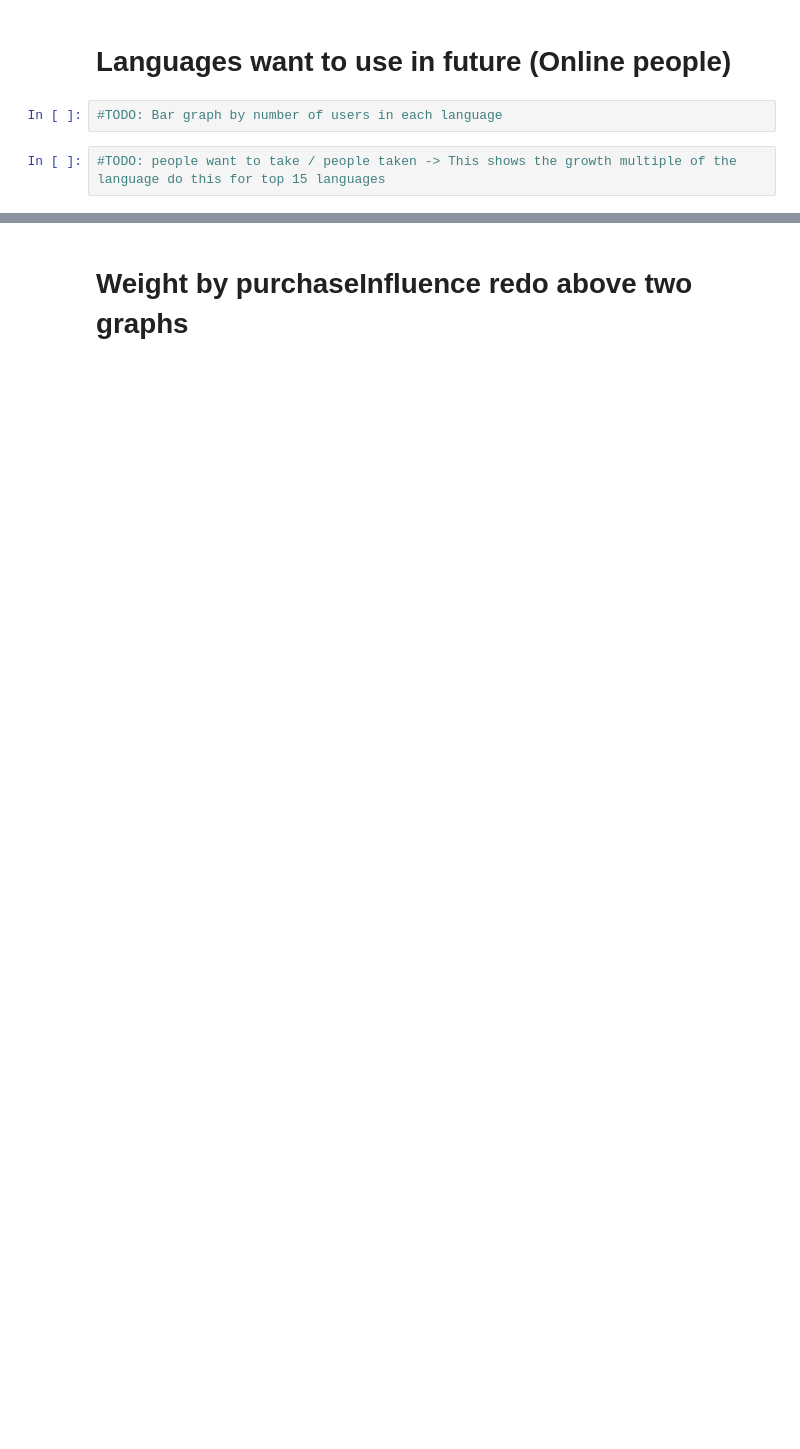
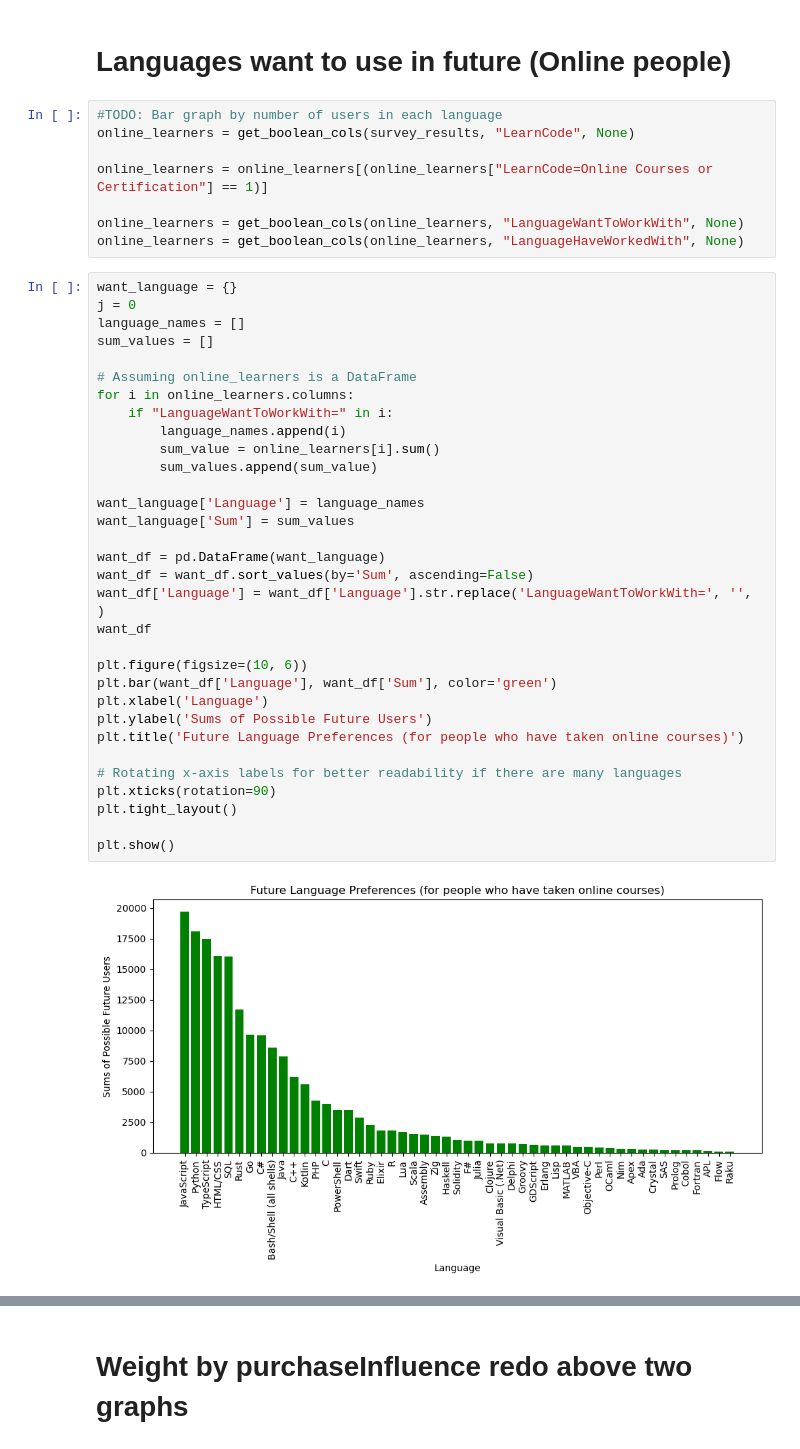
Before and after one commit to SarthakHa/stackoverflow-data-2023, a Jupyter notebook: analysis.ipynb, the cells around one changed output, grey strips where cells are left out. Drawn from its saved outputs; the diff is of its cells as text; blank space fills up the shorter version.

```diff
--- a/analysis.ipynb
+++ b/analysis.ipynb
@@ -420,5 +475,43 @@ plt.show()
 # Languages want to use in future (Online people)
 # %%
 #TODO: Bar graph by number of users in each language
+online_learners = get_boolean_cols(survey_results, "LearnCode", None)
+
+online_learners = online_learners[(online_learners["LearnCode=Online Courses or Certification"] == 1)]
+
+online_learners = get_boolean_cols(online_learners, "LanguageWantToWorkWith", None)
+online_learners = get_boolean_cols(online_learners, "LanguageHaveWorkedWith", None)
-# %%
-#TODO: people want to take / people taken -> This shows the growth multiple of the language do this for top 15 languages
+# %%
+want_language = {}
+j = 0
+language_names = []
+sum_values = []
+
+# Assuming online_learners is a DataFrame
+for i in online_learners.columns:
+    if "LanguageWantToWorkWith=" in i:
+        language_names.append(i)
+        sum_value = online_learners[i].sum()
+        sum_values.append(sum_value)
+
+want_language['Language'] = language_names
+want_language['Sum'] = sum_values
+
+want_df = pd.DataFrame(want_language)
+want_df = want_df.sort_values(by='Sum', ascending=False)
+want_df['Language'] = want_df['Language'].str.replace('LanguageWantToWorkWith=', '', )
+want_df
+
+plt.figure(figsize=(10, 6))
+plt.bar(want_df['Language'], want_df['Sum'], color='green')
+plt.xlabel('Language')
+plt.ylabel('Sums of Possible Future Users')
+plt.title('Future Language Preferences (for people who have taken online courses)')
+
+# Rotating x-axis labels for better readability if there are many languages
+plt.xticks(rotation=90)
+plt.tight_layout()
+
+plt.show()
+# %% [output]
+[figure, added]
```
Also changed, not shown: parts of 6 cells of this notebook.
